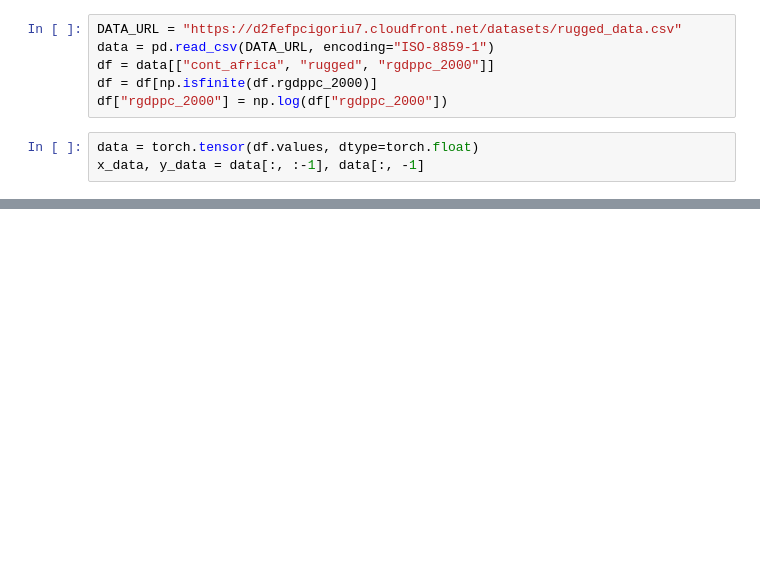
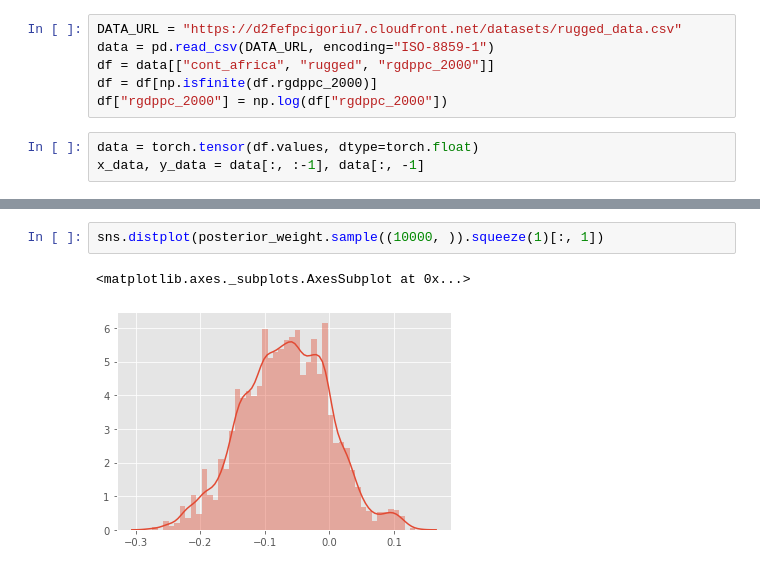
Before and after one commit to minggli/python-pp, a Jupyter notebook: bcrf_test_2.ipynb, the cells around one changed output, grey strips where cells are left out. Cells and saved outputs as stored; diff of their text form; blank space fills up the shorter version.

```diff
--- a/bcrf_test_2.ipynb
+++ b/bcrf_test_2.ipynb
@@ -92,0 +95,5 @@ auto_scale tensor([0.1713, 0.0415, 0.0728, 0.0754], grad_fn=<AddBackward0>)
+# %%
+sns.distplot(posterior_weight.sample((10000, )).squeeze(1)[:, 1])
+# %% [output]
+<matplotlib.axes._subplots.AxesSubplot at 0x...>
+[figure, added]
```
Also changed, not shown: parts of 18 cells of this notebook.
